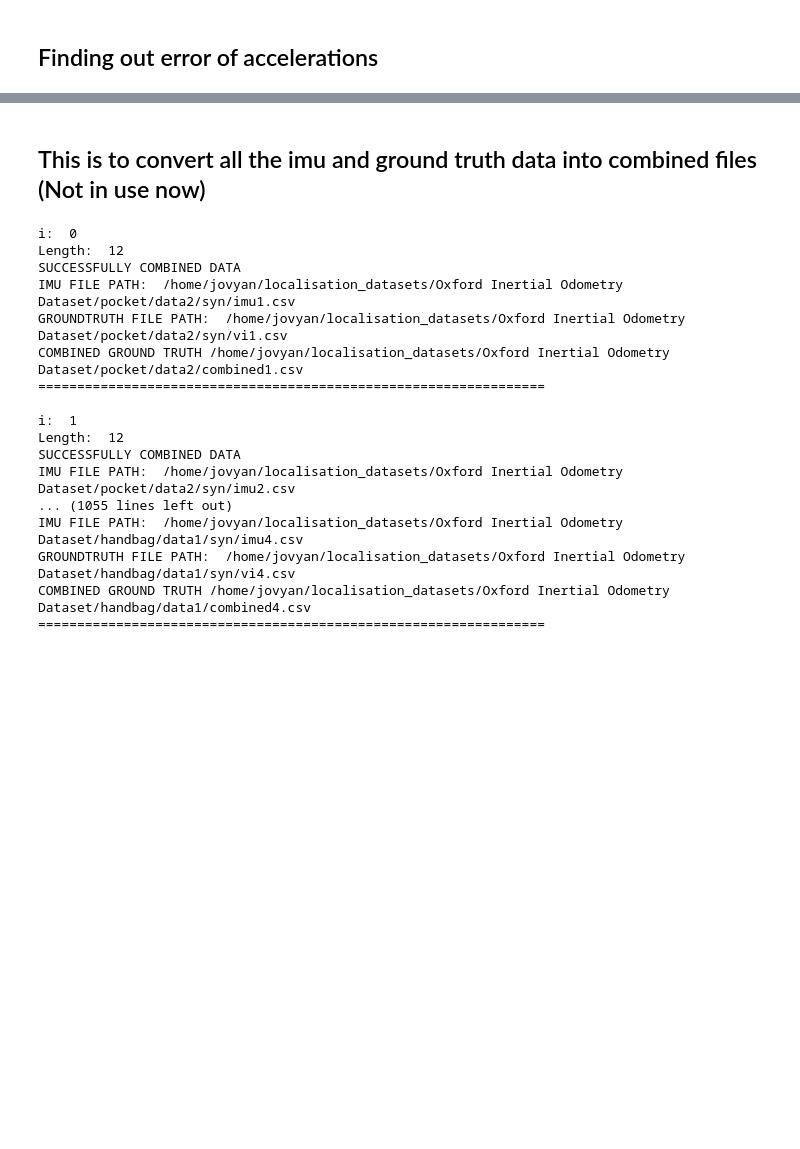
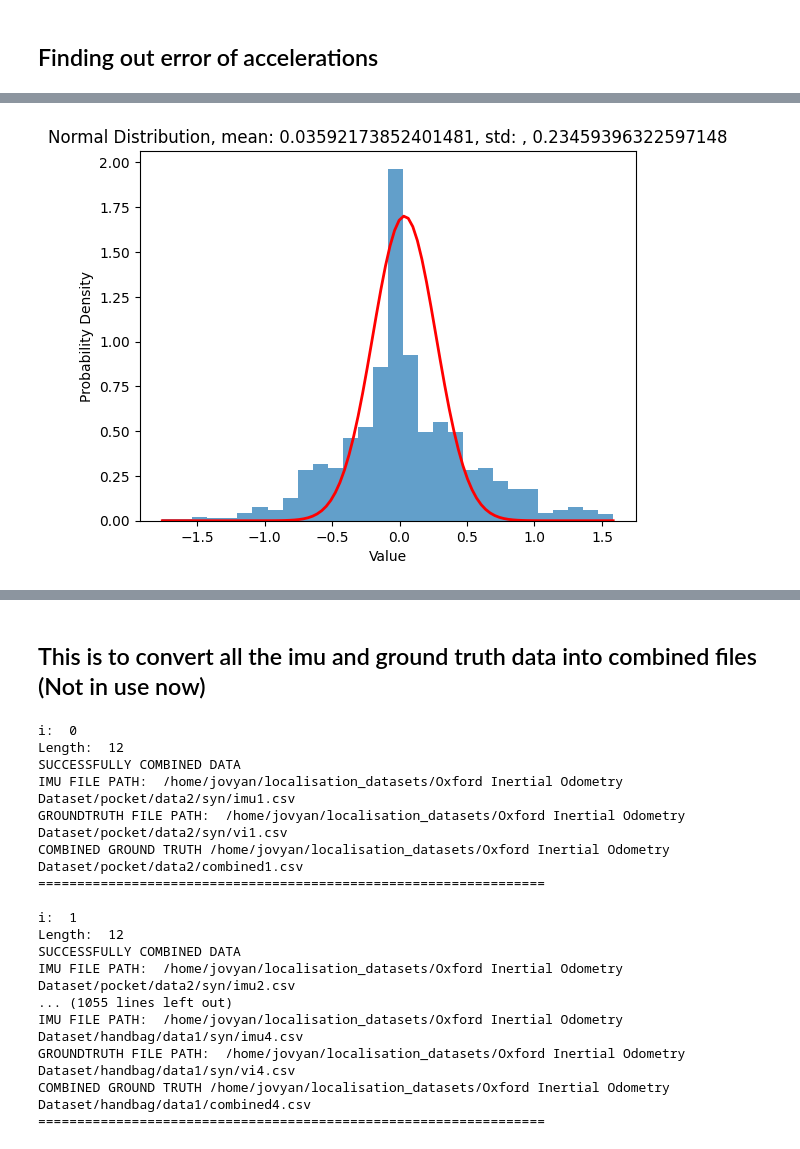
Before and after one commit to AndrewCheam/IMU_localisation, a Jupyter notebook: Oxiod/source/Ox_DataViewer.ipynb, the cells around one changed output, grey strips where cells are left out. Drawn from its saved outputs; the diff is of its cells as text; code cells hidden in the pictures; blank space fills up the shorter version.

```diff
--- a/Oxiod/source/Ox_DataViewer.ipynb
+++ b/Oxiod/source/Ox_DataViewer.ipynb
@@ -153,0 +161,25 @@ ax.plot(glob_pred_acceleration[:,0] - acceleration[:,0])
+# %%
+import numpy as np
+import matplotlib.pyplot as plt
+
+# Generate some random values following a normal distribution
+mean = np.mean(acc_diff_x)
+std_dev = np.var(acc_diff_x)
+num_samples = len(acc_diff_x)  # Number of samples
+
+# Plot the histogram of the samples
+plt.hist(acc_diff_x, bins=30, density=True, alpha=0.7)
+
+# Plot the probability density function (PDF) of the normal distribution
+x = np.linspace(min(acc_diff_x), max(acc_diff_x), 100)
+pdf = 1 / (std_dev * np.sqrt(2 * np.pi)) * np.exp(-0.5 * ((x - mean) / std_dev) ** 2)
+plt.plot(x, pdf, color='red', linewidth=2)
+
+# Set plot labels and title
+plt.xlabel('Value')
+plt.ylabel('Probability Density')
+plt.title(f'Normal Distribution, mean: {mean}, std: , {std_dev}')
+# Show the plot
+plt.show()
+# %% [output]
+[figure, added]
```
Also changed, not shown: parts of 14 cells of this notebook.
